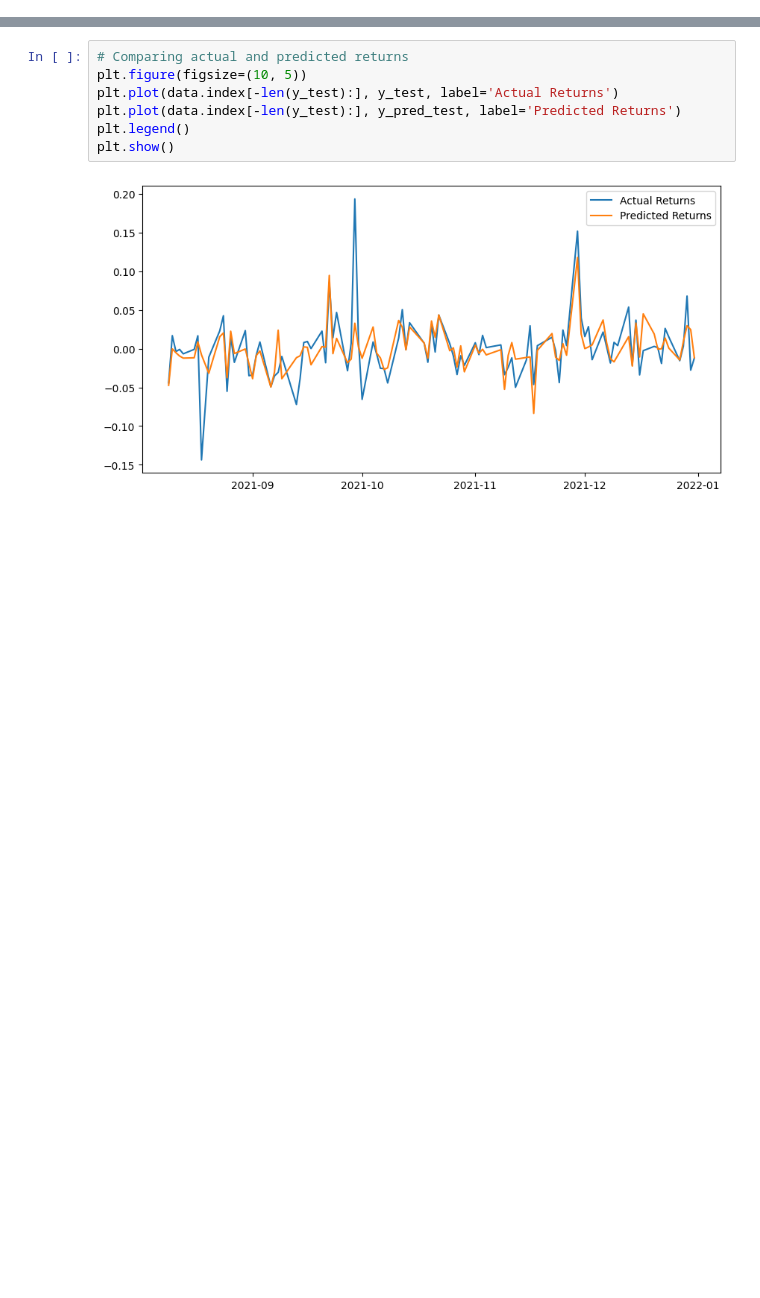
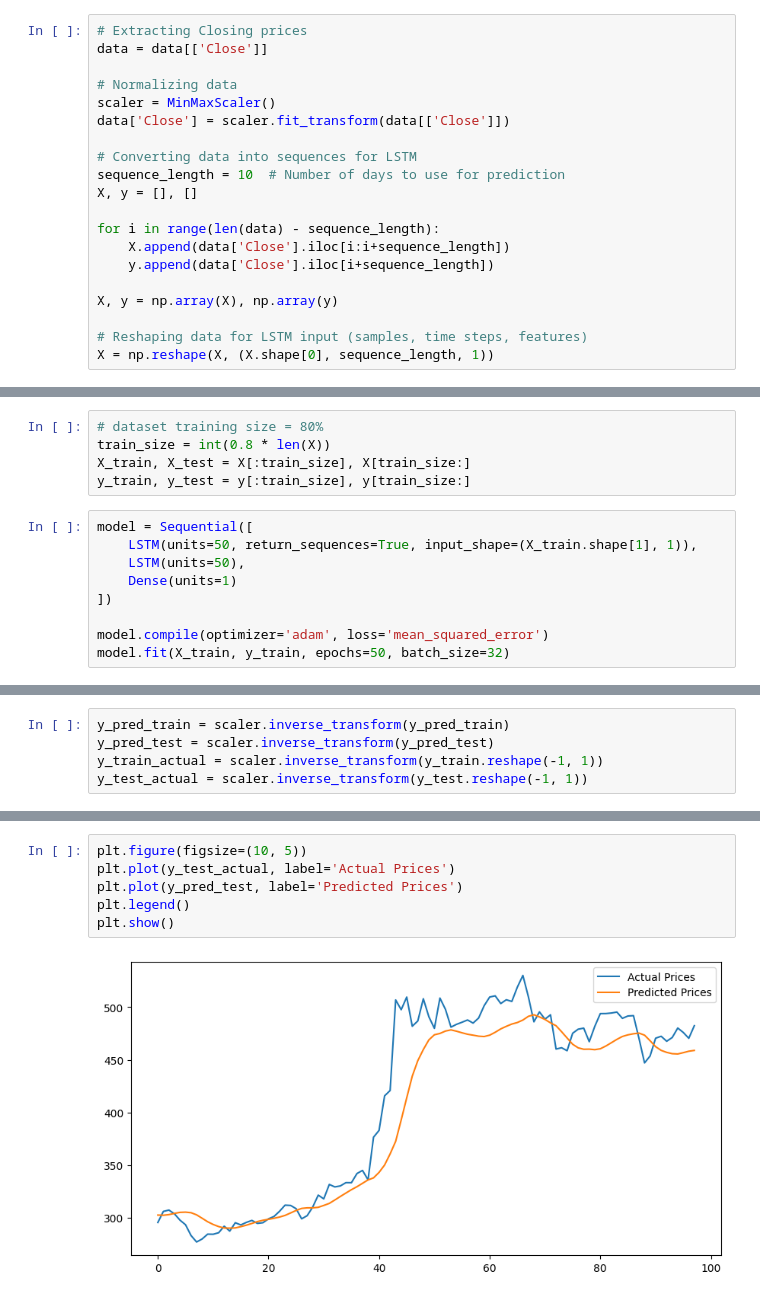
Before and after one commit to deepakbharadwaj99/deepakbharadwaj99, a Jupyter notebook: tata_motors_stock_prediction.ipynb, the cells around one changed output, grey strips where cells are left out. Cells and saved outputs as stored; diff of their text form; blank space fills up the shorter version.

```diff
--- a/tata_motors_stock_prediction.ipynb
+++ b/tata_motors_stock_prediction.ipynb
@@ -41,0 +19,20 @@ LinearRegression()
+# %%
+# Extracting Closing prices
+data = data[['Close']]
+
+# Normalizing data
+scaler = MinMaxScaler()
+data['Close'] = scaler.fit_transform(data[['Close']])
+
+# Converting data into sequences for LSTM
+sequence_length = 10  # Number of days to use for prediction
+X, y = [], []
+
+for i in range(len(data) - sequence_length):
+    X.append(data['Close'].iloc[i:i+sequence_length])
+    y.append(data['Close'].iloc[i+sequence_length])
+
+X, y = np.array(X), np.array(y)
+
+# Reshaping data for LSTM input (samples, time steps, features)
+X = np.reshape(X, (X.shape[0], sequence_length, 1))
@@ -41,0 +45,14 @@ LinearRegression()
+# %%
+# dataset training size = 80%
+train_size = int(0.8 * len(X))
+X_train, X_test = X[:train_size], X[train_size:]
+y_train, y_test = y[:train_size], y[train_size:]
+# %%
+model = Sequential([
+    LSTM(units=50, return_sequences=True, input_shape=(X_train.shape[1], 1)),
+    LSTM(units=50),
+    Dense(units=1)
+])
+
+model.compile(optimizer='adam', loss='mean_squared_error')
+model.fit(X_train, y_train, epochs=50, batch_size=32)
@@ -45 +84,6 @@ y_pred_test = model.predict(X_test)
+# %%
+y_pred_train = scaler.inverse_transform(y_pred_train)
+y_pred_test = scaler.inverse_transform(y_pred_test)
+y_train_actual = scaler.inverse_transform(y_train.reshape(-1, 1))
+y_test_actual = scaler.inverse_transform(y_test.reshape(-1, 1))
 # %%
@@ -55,9 +98,8 @@ Test MSE: 0.0008541017335068083
 # %%
-# Comparing actual and predicted returns
 plt.figure(figsize=(10, 5))
-plt.plot(data.index[-len(y_test):], y_test, label='Actual Returns')
-plt.plot(data.index[-len(y_test):], y_pred_test, label='Predicted Returns')
+plt.plot(y_test_actual, label='Actual Prices')
+plt.plot(y_pred_test, label='Predicted Prices')
 plt.legend()
 plt.show()
 # %% [output]
-[figure, old version]
+[figure, new version]
```
Also changed, not shown: parts of 9 cells of this notebook.
